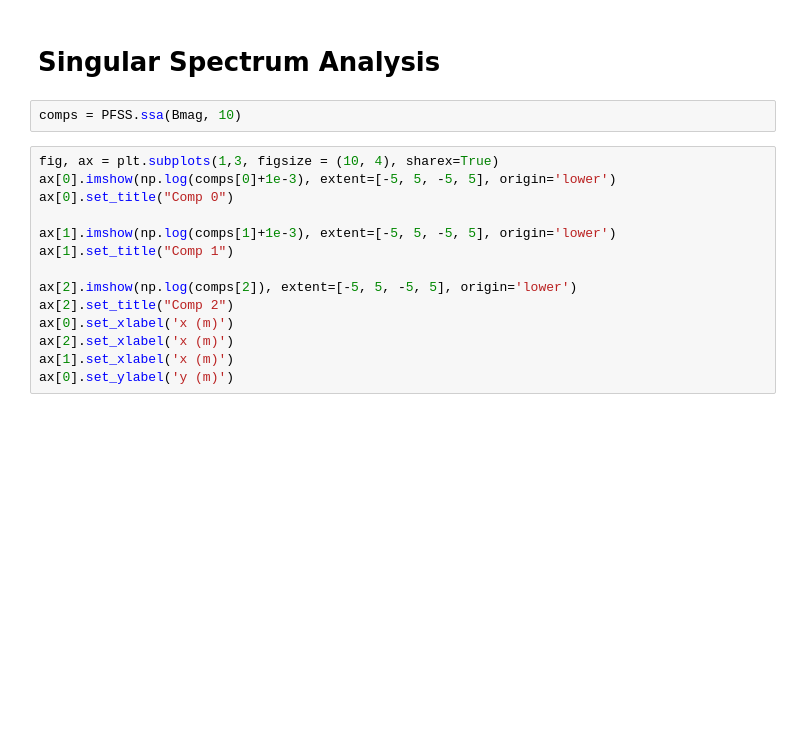
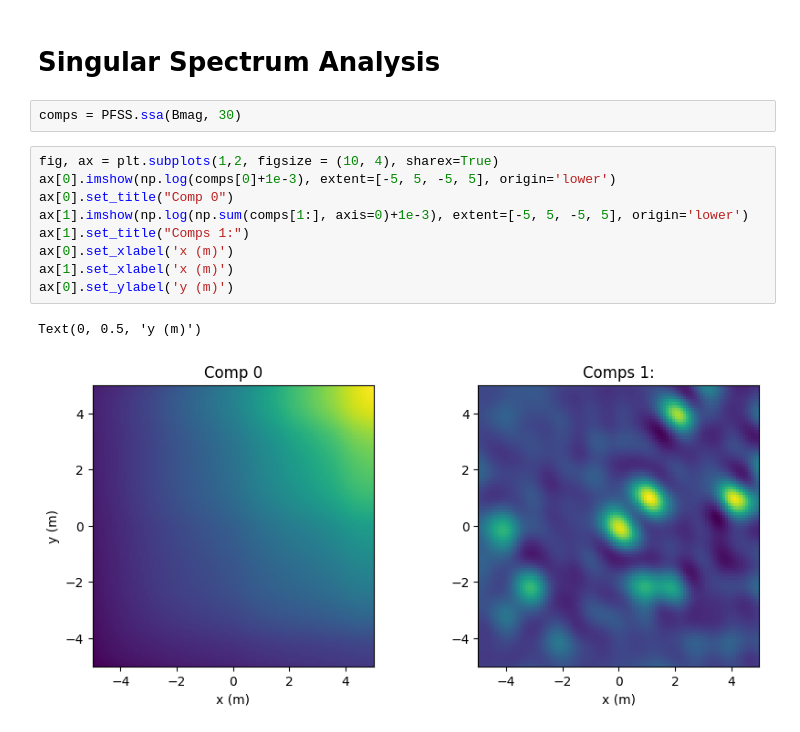
Before and after one commit to aphoffmann/MAGPRIME, a Jupyter notebook: magprime/examples/potential_field_source_separation.ipynb, the cells around one changed output. Saved outputs shown, nothing was run; the diff lists cells and outputs as text; blank space fills up the shorter version.

```diff
--- a/magprime/examples/potential_field_source_separation.ipynb
+++ b/magprime/examples/potential_field_source_separation.ipynb
@@ -55,18 +60,16 @@ ax[0].set_ylabel('y (m)')
 # %% [markdown]
 # Singular Spectrum Analysis
 # %%
-comps = PFSS.ssa(Bmag, 10)
+comps = PFSS.ssa(Bmag, 30)
 # %%
-fig, ax = plt.subplots(1,3, figsize = (10, 4), sharex=True)
+fig, ax = plt.subplots(1,2, figsize = (10, 4), sharex=True)
 ax[0].imshow(np.log(comps[0]+1e-3), extent=[-5, 5, -5, 5], origin='lower')
 ax[0].set_title("Comp 0")
-
-ax[1].imshow(np.log(comps[1]+1e-3), extent=[-5, 5, -5, 5], origin='lower')
-ax[1].set_title("Comp 1")
-
-ax[2].imshow(np.log(comps[2]), extent=[-5, 5, -5, 5], origin='lower')
-ax[2].set_title("Comp 2")
+ax[1].imshow(np.log(np.sum(comps[1:], axis=0)+1e-3), extent=[-5, 5, -5, 5], origin='lower')
+ax[1].set_title("Comps 1:")
 ax[0].set_xlabel('x (m)')
-ax[2].set_xlabel('x (m)')
 ax[1].set_xlabel('x (m)')
 ax[0].set_ylabel('y (m)')
+# %% [output]
+Text(0, 0.5, 'y (m)')
+[figure, added]
```
Also changed, not shown: parts of 5 cells of this notebook, 1 other file.
